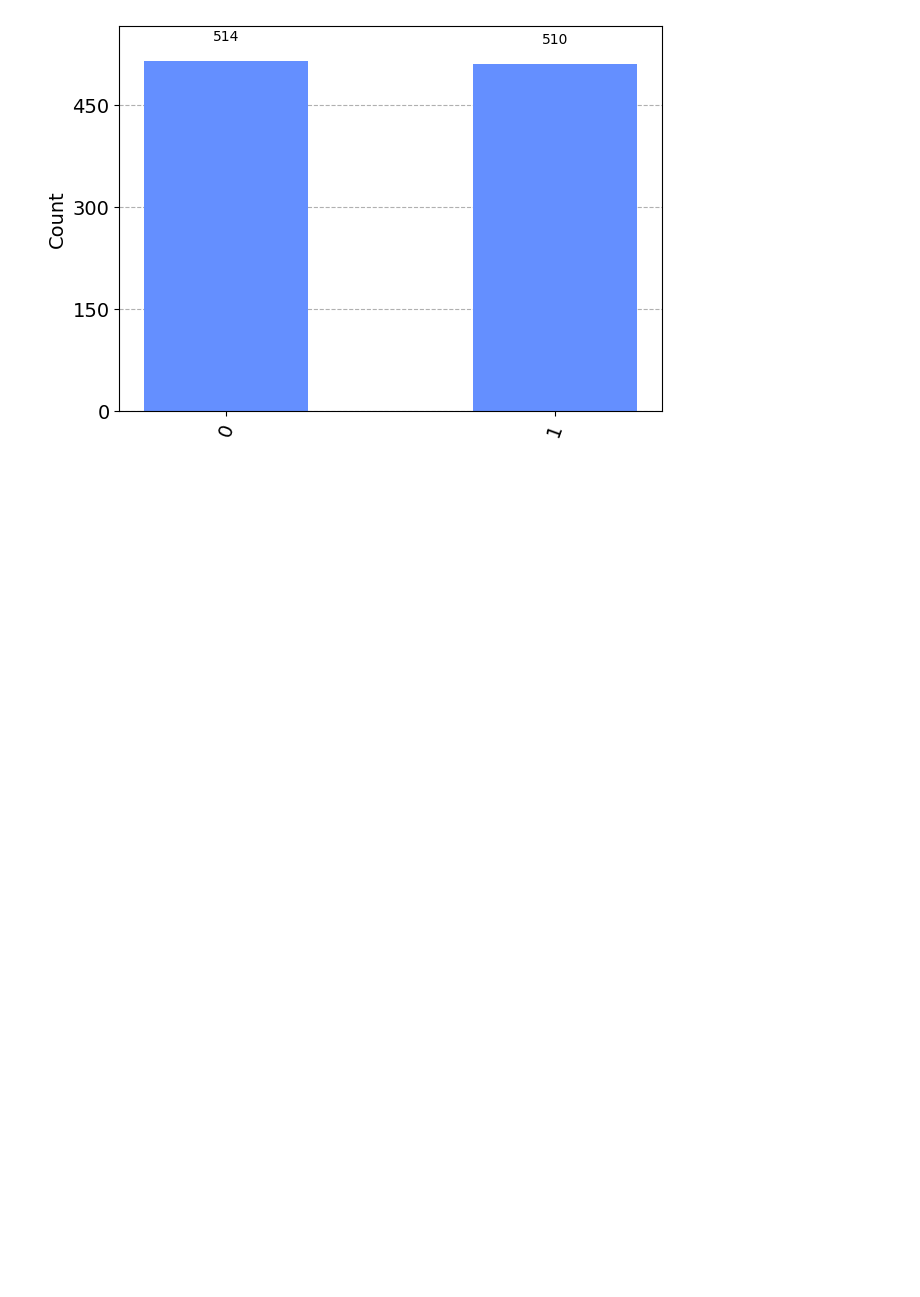
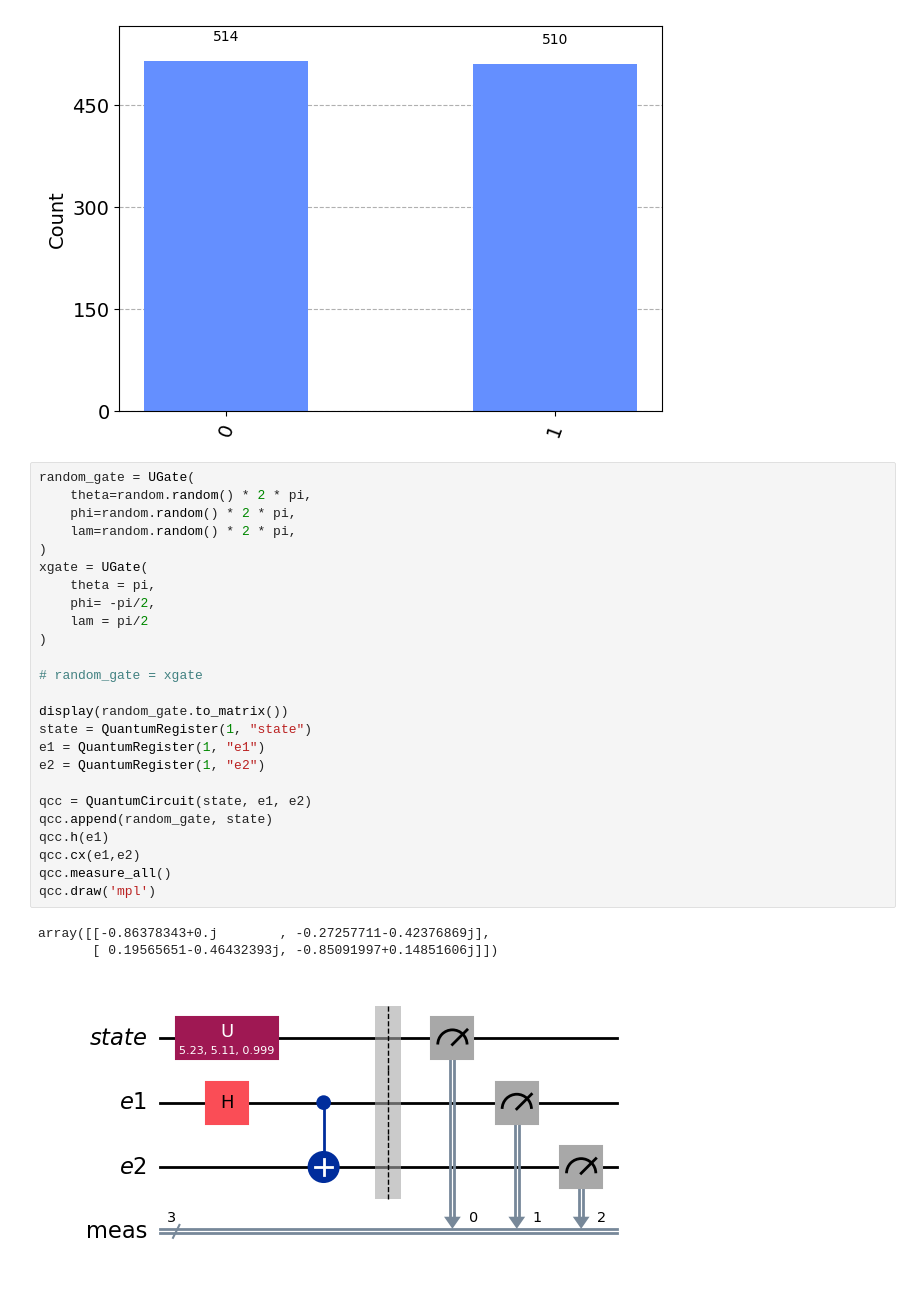
Before and after one commit to el-dAna/QC, a Jupyter notebook: hacathons/qrise_ibm.ipynb, the cells around one changed output. Saved outputs shown, nothing was run; the diff lists cells and outputs as text; blank space fills up the shorter version.

```diff
--- a/hacathons/qrise_ibm.ipynb
+++ b/hacathons/qrise_ibm.ipynb
@@ -178,3 +180,32 @@ filtered_statistics = marginal_distribution(statistics, [1])
 display(plot_histogram(filtered_statistics))
 # %% [output]
 [figure]
+# %%
+random_gate = UGate(
+    theta=random.random() * 2 * pi,
+    phi=random.random() * 2 * pi,
+    lam=random.random() * 2 * pi,
+)
+xgate = UGate(
+    theta = pi,
+    phi= -pi/2,
+    lam = pi/2
+)
+
+# random_gate = xgate
+
+display(random_gate.to_matrix())
+state = QuantumRegister(1, "state")
+e1 = QuantumRegister(1, "e1")
+e2 = QuantumRegister(1, "e2")
+
+qcc = QuantumCircuit(state, e1, e2)
+qcc.append(random_gate, state)
+qcc.h(e1)
+qcc.cx(e1,e2)
+qcc.measure_all()
+qcc.draw('mpl')
+# %% [output]
+array([[-0.86378343+0.j        , -0.27257711-0.42376869j],
+       [ 0.19565651-0.46432393j, -0.85091997+0.14851606j]])
+[figure, added]
```
Also changed, not shown: parts of 3 cells of this notebook, 1 other file.
